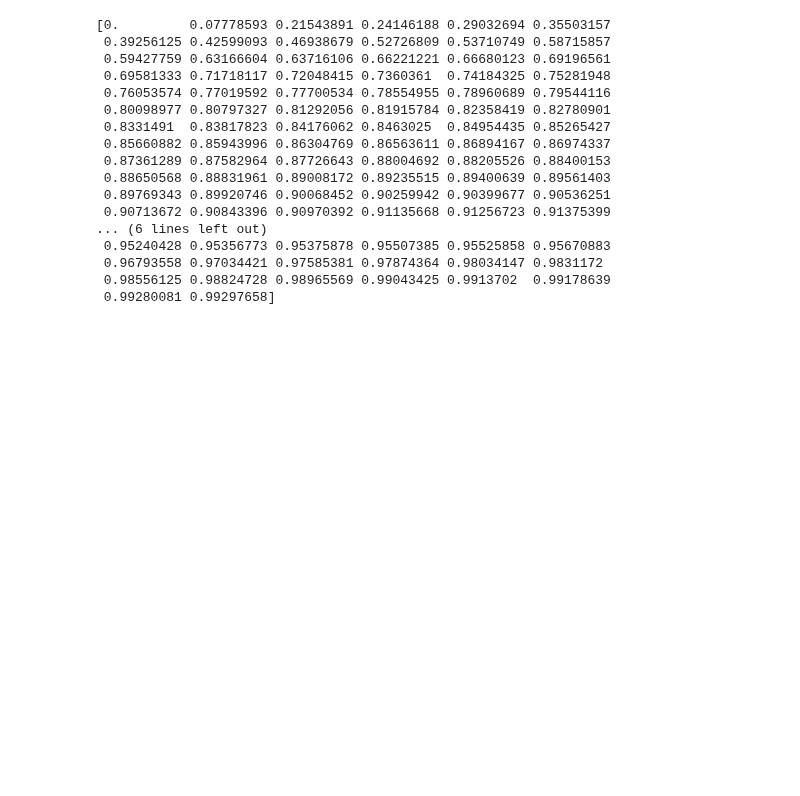
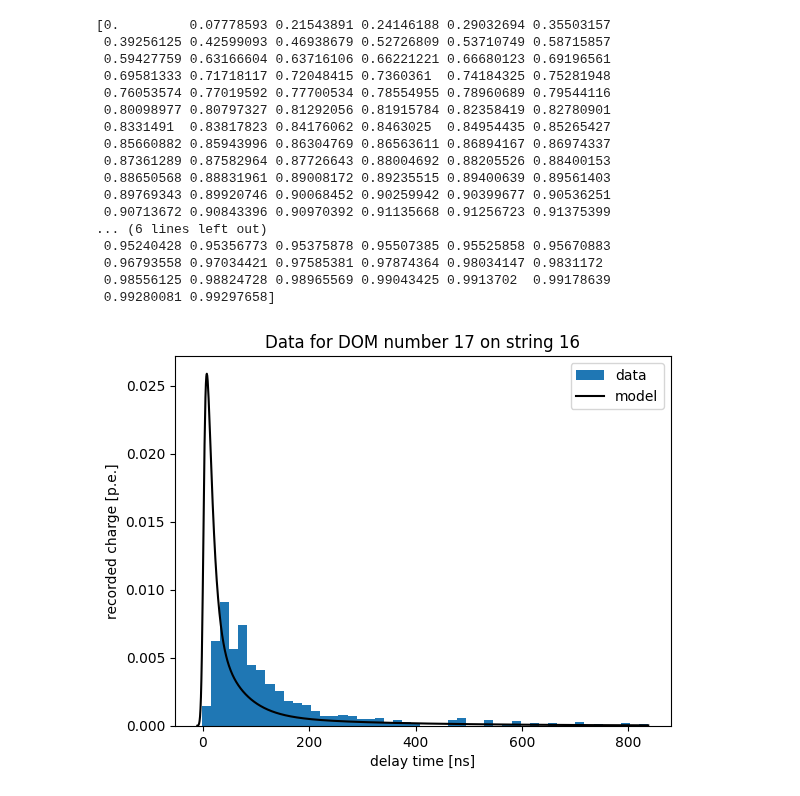
Before and after one commit to rishibbdb/TPN_DeV, a Jupyter notebook: examples/notebooks/working_with_pdfs_and_cdfs.ipynb, the cells around one changed output. Drawn from its saved outputs; the diff is of its cells as text; code cells hidden in the pictures; blank space fills up the shorter version.

```diff
--- a/examples/notebooks/working_with_pdfs_and_cdfs.ipynb
+++ b/examples/notebooks/working_with_pdfs_and_cdfs.ipynb
@@ -275,3 +278,39 @@ print(multi_gupta_cdf_v(pulse_times, mix_probs_this_dom, a_this_dom, b_this_dom)
  0.96793558 0.97034421 0.97585381 0.97874364 0.98034147 0.9831172
  0.98556125 0.98824728 0.98965569 0.99043425 0.9913702  0.99178639
  0.99280081 0.99297658]
+# %%
+# and just for completeness (not needed for KS test),
+# we also plot the actual gaussian convoluted SPE PDF
+
+# let's visualize pulses in correct time units (delay time)
+time_offset = track_time + geo_time_this_dom
+
+min_time = pulses_this_dom['time'].min() - time_offset
+max_time = pulses_this_dom['time'].max() - time_offset
+time_bins = np.linspace(min_time, max_time, 50)
+
+xvals = np.linspace(-10, max_time, 1000)
+
+vfun = jax.vmap(c_multi_gupta_spe_prob, (0, None, None, None, None), 0)
+yvals = vfun(xvals,
+             mix_probs_this_dom,
+             a_this_dom,
+             b_this_dom,
+             3.0)
+
+plt.figure()
+plt.hist(pulses_this_dom['time'] - time_offset,
+         bins=time_bins,
+         weights=pulses_this_dom['charge'],
+         density=True,
+         label='data')
+
+plt.plot(xvals, yvals, "k-", label="model")
+plt.ylabel("recorded charge [p.e.]")
+plt.xlabel("delay time [ns]")
+plt.title(f"Data for DOM number {om} on string {string}")
+plt.legend()
+#plt.yscale('log')
+plt.show()
+# %% [output]
+[figure, added]
```
Also changed, not shown: parts of 1 cell of this notebook.
